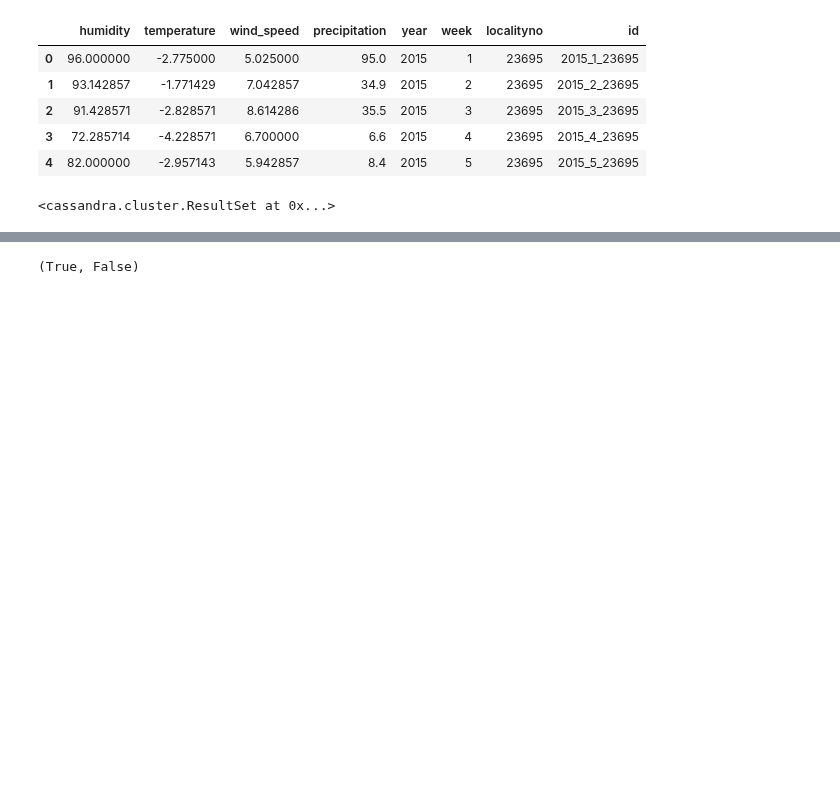
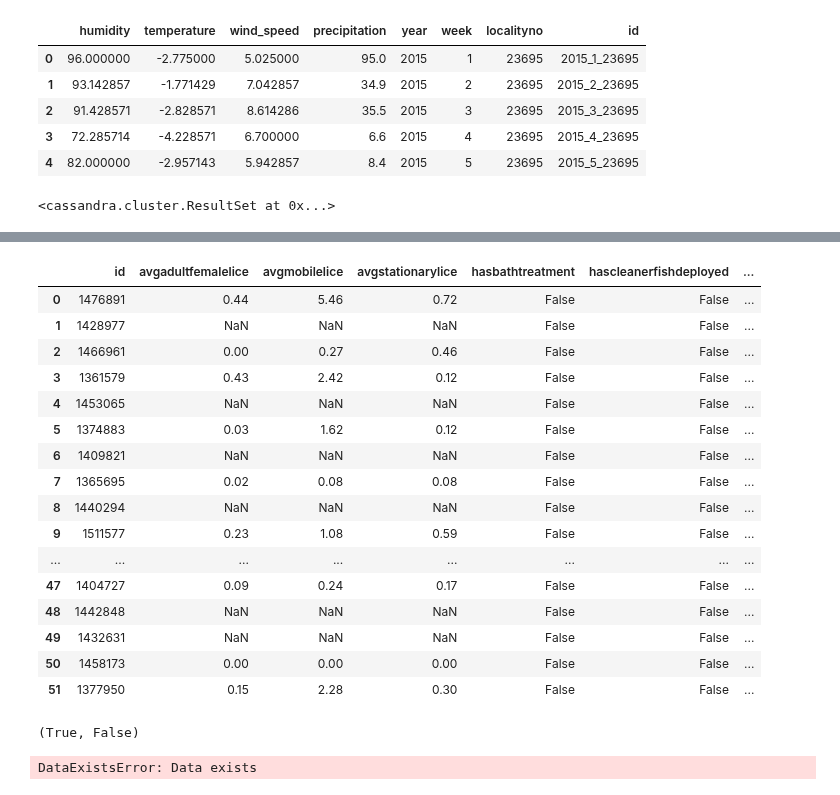
Before and after one commit to erlendrisvik/Compulsories, a Jupyter notebook: CA4/CA4/data_handler_nbook.ipynb, the cells around one changed output, grey strips where cells are left out. Drawn from its saved outputs; the diff is of its cells as text; code cells hidden in the pictures; blank space fills up the shorter version.

```diff
--- a/CA4/CA4/data_handler_nbook.ipynb
+++ b/CA4/CA4/data_handler_nbook.ipynb
@@ -645,3 +642,23 @@ weekly_weather_spark.head()
+# %%
+weekly_weather_spark
+# %% [output]
+|  | id | avgadultfemalelice | avgmobilelice | avgstationarylice | hasbathtreatment | hascleanerfishdeployed | ... |
+| 0 | 1476891 | 0.44 | 5.46 | 0.72 | False | False | ... |
+| 1 | 1428977 | NaN | NaN | NaN | False | False | ... |
+| 2 | 1466961 | 0.00 | 0.27 | 0.46 | False | False | ... |
+| 3 | 1361579 | 0.43 | 2.42 | 0.12 | False | False | ... |
+| 4 | 1453065 | NaN | NaN | NaN | False | False | ... |
+| 5 | 1374883 | 0.03 | 1.62 | 0.12 | False | False | ... |
+| 6 | 1409821 | NaN | NaN | NaN | False | False | ... |
+| 7 | 1365695 | 0.02 | 0.08 | 0.08 | False | False | ... |
+| 8 | 1440294 | NaN | NaN | NaN | False | False | ... |
+| 9 | 1511577 | 0.23 | 1.08 | 0.59 | False | False | ... |
+| ... | ... | ... | ... | ... | ... | ... | ... |
+| 47 | 1404727 | 0.09 | 0.24 | 0.17 | False | False | ... |
+| 48 | 1442848 | NaN | NaN | NaN | False | False | ... |
+| 49 | 1432631 | NaN | NaN | NaN | False | False | ... |
+| 50 | 1458173 | 0.00 | 0.00 | 0.00 | False | False | ... |
+| 51 | 1377950 | 0.15 | 2.28 | 0.30 | False | False | ... |
 # %%
 def check_exist_weather(locality, year):
     """Function to check if data exists in database.'
@@ -668,3 +686,39 @@ def check_exist_weather(locality, year):
 check_exist_weather(locality = 23695, year = 2015), check_exist_weather(locality = 23695, year = 2016)
 # %% [output]
 (True, False)
+# %%
+def get_one_year_weather_data(df, locality, year):
+    """Function to get all weather data from frost.met.no limited to one year.
+
+    Parameters:
+    -----------
+    localty : int
+        Localty number
+    year : int
+        Year of data
+    access_token : str
+        Access token from Barentswatch API
+    Returns:
+    --------
+    df: pandas dataframe with data
+    """
+    if check_exist_weather(locality=locality, year = year):
+        raise DataExistsError("Data exists")
+
+    try:
+        df = get_daily_data(df = df, localityno = locality, year = year)
+    except (FetchDataError, NoDataError):
+        raise NoDataError
+
+    try:
+        weekly_data = convert_to_weekly_data(df)
+    except:
+        raise NoDataError("No data available")
+    try:
+        write_to_cassandra(df = weekly_data, table_name = "weekly_weather_data")
+    except:
+        raise WritingToDatabaseError("Error writing to database")
+
+get_one_year_weather_data(df = fish_data, locality = 23695, year = 2015)
+# %% [output]
+DataExistsError: Data exists
```
Also changed, not shown: parts of 10 cells of this notebook.
